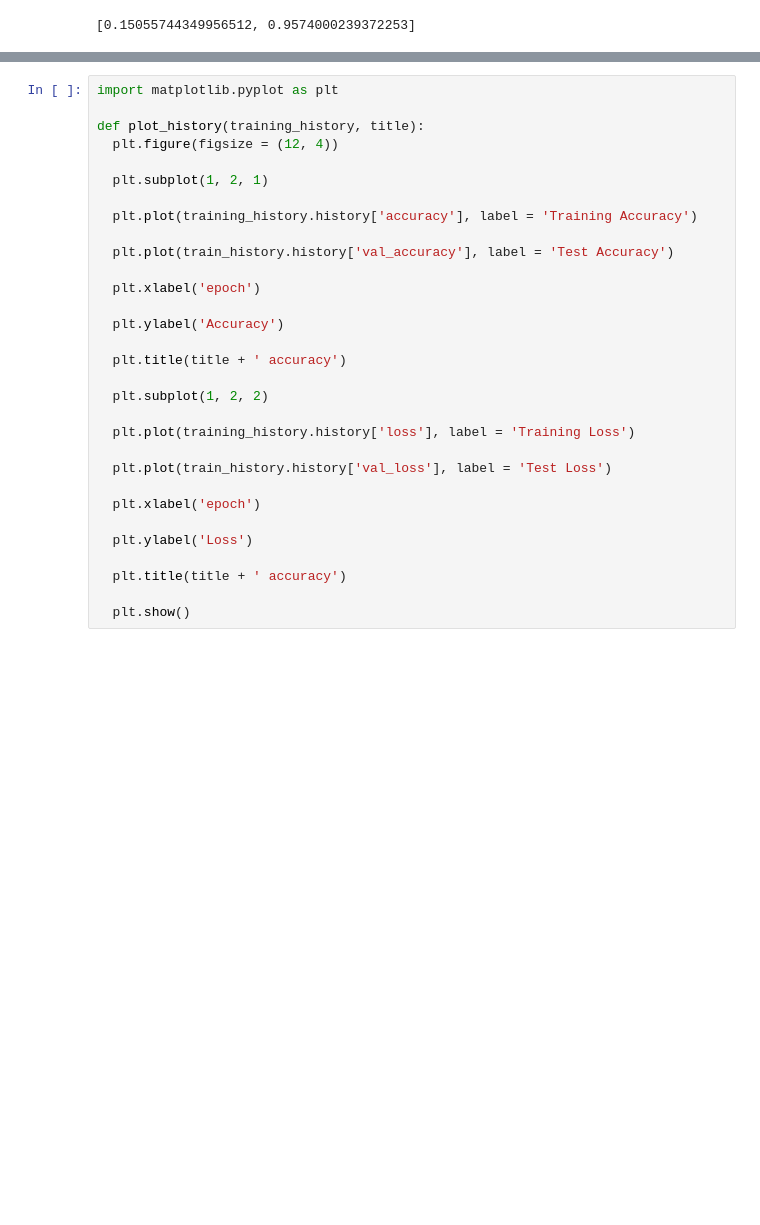
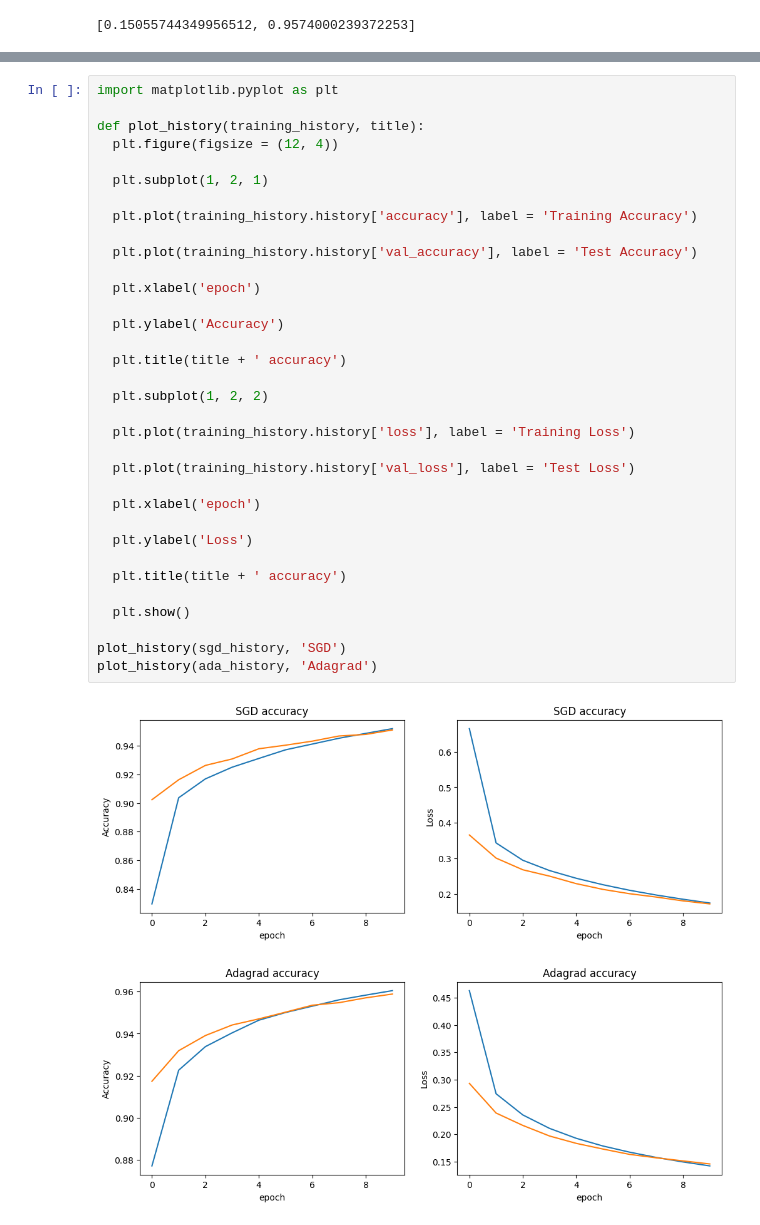
Before and after one commit to timkao/MachineLearning, a Jupyter notebook: adagrad_sim.ipynb, the cells around one changed output, grey strips where cells are left out. Saved outputs shown, nothing was run; the diff lists cells and outputs as text; blank space fills up the shorter version.

Commit message:
pot the history 2

```diff
--- a/adagrad_sim.ipynb
+++ b/adagrad_sim.ipynb
@@ -73,31 +77,37 @@ Epoch 10/10
 # %%
 import matplotlib.pyplot as plt
 
 def plot_history(training_history, title):
   plt.figure(figsize = (12, 4))
 
   plt.subplot(1, 2, 1)
 
   plt.plot(training_history.history['accuracy'], label = 'Training Accuracy')
 
-  plt.plot(train_history.history['val_accuracy'], label = 'Test Accuracy')
+  plt.plot(training_history.history['val_accuracy'], label = 'Test Accuracy')
 
   plt.xlabel('epoch')
 
   plt.ylabel('Accuracy')
 
   plt.title(title + ' accuracy')
 
   plt.subplot(1, 2, 2)
 
   plt.plot(training_history.history['loss'], label = 'Training Loss')
 
-  plt.plot(train_history.history['val_loss'], label = 'Test Loss')
+  plt.plot(training_history.history['val_loss'], label = 'Test Loss')
 
   plt.xlabel('epoch')
 
   plt.ylabel('Loss')
 
   plt.title(title + ' accuracy')
 
   plt.show()
+
+plot_history(sgd_history, 'SGD')
+plot_history(ada_history, 'Adagrad')
+# %% [output]
+[figure, added]
+[figure, added]
```
Also changed, not shown: parts of 2 cells of this notebook.
